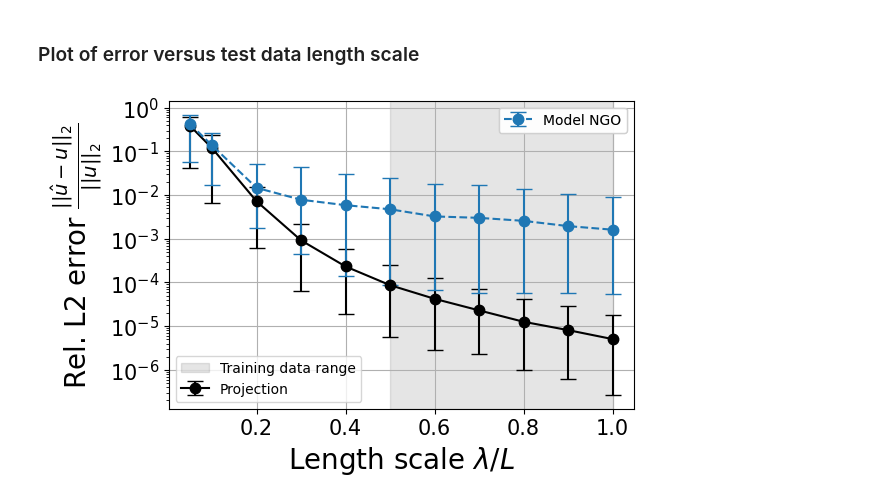
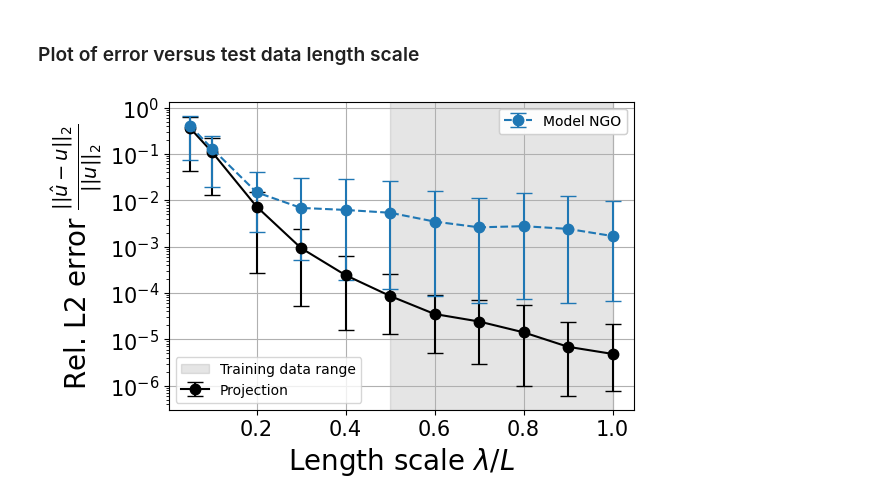
Before and after one commit to JoostHMPrins/ngo, a Jupyter notebook: examples/steadydiffusion.ipynb, the cells around one changed output. Saved outputs shown, nothing was run; the diff lists cells and outputs as text; code cells hidden in the pictures.

```diff
--- a/examples/steadydiffusion.ipynb
+++ b/examples/steadydiffusion.ipynb
@@ -41,7 +46,7 @@ hparams['b_u_min']  = -1 #minimum solution field mean
 hparams['b_u_max']  = 1 #maximum solution field mean
 hparams['c_u_min']  = 0 #minimum solution field standard deviation
 hparams['c_u_max']  = 1 #maximum solution field standard deviation
-hparams['n_RBF'] = (21,21) #Number of basis functions per dimension for data generation
+hparams['n_RBF'] = (5,5) #Number of basis functions per dimension for data generation
 # %% [markdown]
 ### Training settings
 # %%
@@ -230,31 +241,33 @@ NameError: name 'UniformQuadrature' is not defined
 # %% [markdown]
 ### Plot of error versus test data length scale
 # %%
-N_samples = 1000 #Number of test samples per length scale
+N_samples = 100 #Number of test samples per length scale
 l = np.array([0.05, 0.1, 0.2, 0.3, 0.4, 0.5, 0.6, 0.7, 0.8, 0.9, 1]) #Length scales to test on
 alpha = 0.05 #Plot confidence interval for the error bars. alpha=0.05 gives 95% confidence intervals
 # %%
-alpha = 0.05
+# Error bar settings
+alpha = 0.05 # Plot confidence interval for the error bars. alpha=0.05 gives 95% confidence intervals
 q_low = alpha/2
 q_high = 1 - q_low
 
-l = np.array([0.05, 0.1, 0.2, 0.3, 0.4, 0.5, 0.6, 0.7, 0.8, 0.9, 1.0])
-
+# Prepare storage for results
 L2_scaled_avg = np.zeros((len(models),len(l)))
 yerr = np.zeros((len(models),2,len(l)))
 
+# Plotting settings
 size_title = 20
 size_ticklabels = 15
 size_axeslabels = 20
+linestyles=['-','--']
+colors = ['black','C0']
 
+# Compute quadrature points and weights
 w_x, xi_x = UniformQuadrature(Q=100, dtype=torch.float64, device=projection.hparams['device']).compute_quadrature()
 w_y, xi_y = UniformQuadrature(Q=100, dtype=torch.float64, device=projection.hparams['device']).compute_quadrature()
 W = w_x, w_y
 X = xi_x, xi_y
 
-linestyles=['-','--']
-colors = ['black','C0']
-
+# Loop over length scales
 for i in range(len(l)):
     l_i = torch.tensor([l[i], l[i]], dtype=projection.hparams['dtype'], device=projection.hparams['device'])
     manufacturedsolutions = ManufacturedSolutions(N_samples=N_samples,
@@ -279,39 +292,40 @@ for i in range(len(l)):
     g_xL = manufacturedsolutions.g_xL
     u = manufacturedsolutions.u
     m=0
+    # Loop over models
     for model in models:
-        # print(str(model))
         u_exact = u.forward(X)
         u_hat = models[str(model)].simforward(theta, f, eta_y0=eta_y0, eta_yL=eta_yL, g_x0=g_x0, g_xL=g_xL, X=X, u=u)
         L2_scaled_array = relativeL2norm_set(W, u_hat, u_exact)
         L2_scaled_avg[m,i] = torch.mean(L2_scaled_array)
         q_l = torch.quantile(L2_scaled_array, q_low)
         q_h = torch.quantile(L2_scaled_array, q_high)
         yerr[m,:,i] = torch.tensor([L2_scaled_avg[m,i] - q_l, -L2_scaled_avg[m,i] + q_h])
         m+=1
 
+# Plot results
 fig, ax = plt.subplots(1,1, figsize=(6, 4))
 fig.subplots_adjust(left=None, bottom=None, right=None, top=None, wspace=0.4, hspace=0.4)
 
 plots = []
 plots.append(ax.axvspan(0.5,1, color='black', alpha=0.1, label='Training data range'))
 m=0
 ax.tick_params(axis='both', labelsize=size_ticklabels)
 ax.set_xlabel(r'Length scale $\lambda/L$', fontsize=size_axeslabels)
 ax.set_ylabel(r'Rel. L2 error $\frac{||\hat{u}-u||_2}{||u||_2}$', fontsize=size_axeslabels)
 ax.set_yscale('log')
 ax.grid()
 for model in models:
     plots.append(ax.errorbar(l, L2_scaled_avg[m], yerr=yerr[m], fmt=".-", capsize=6, ms=15, label=str(model), color=colors[m], linestyle=linestyles[m]))
     m+=1
 legend1 = ax.legend(handles=plots[0:2],fontsize=10, ncols=1, loc='lower left')
 plt.gca().add_artist(legend1)
 legend2 = ax.legend(handles=plots[2:],fontsize=10, ncols=2, loc='upper right')
 
 plt.gca().add_artist(legend2)
 
 plt.savefig("lengthscales.png", bbox_inches='tight')#, transparent=True)
 
 plt.show()
 # %% [output]
-[figure, old version]
+[figure, new version]
```
Also changed, not shown: parts of 4 cells of this notebook, 6 other files.
